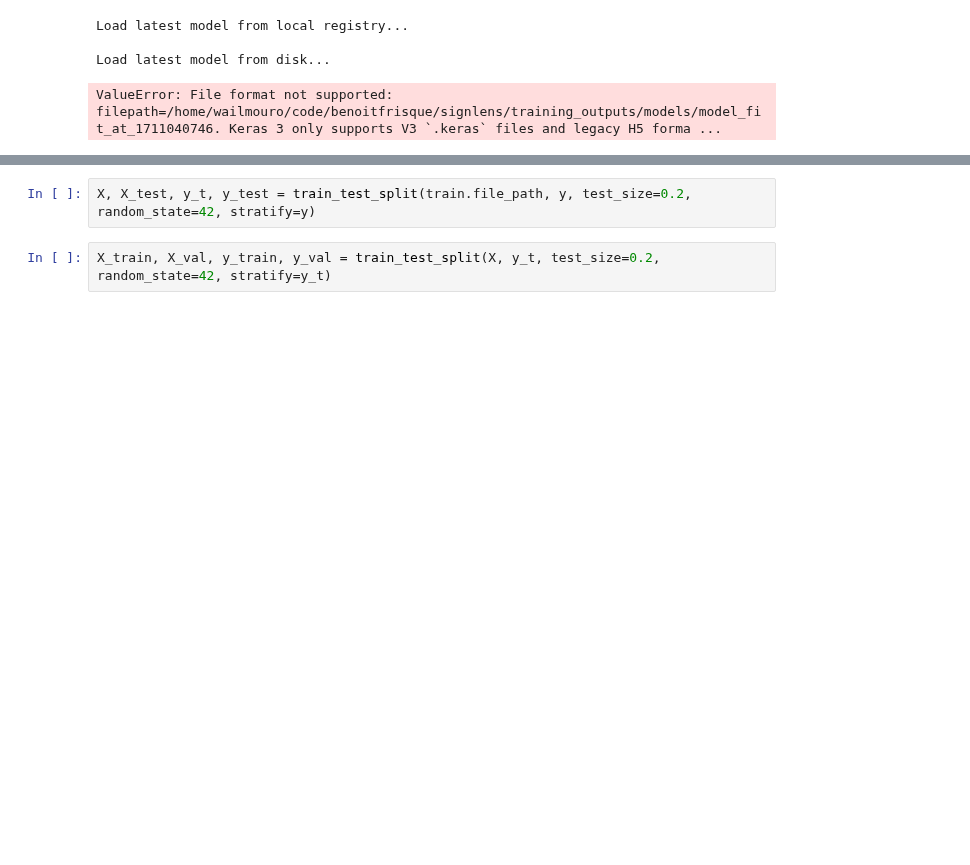
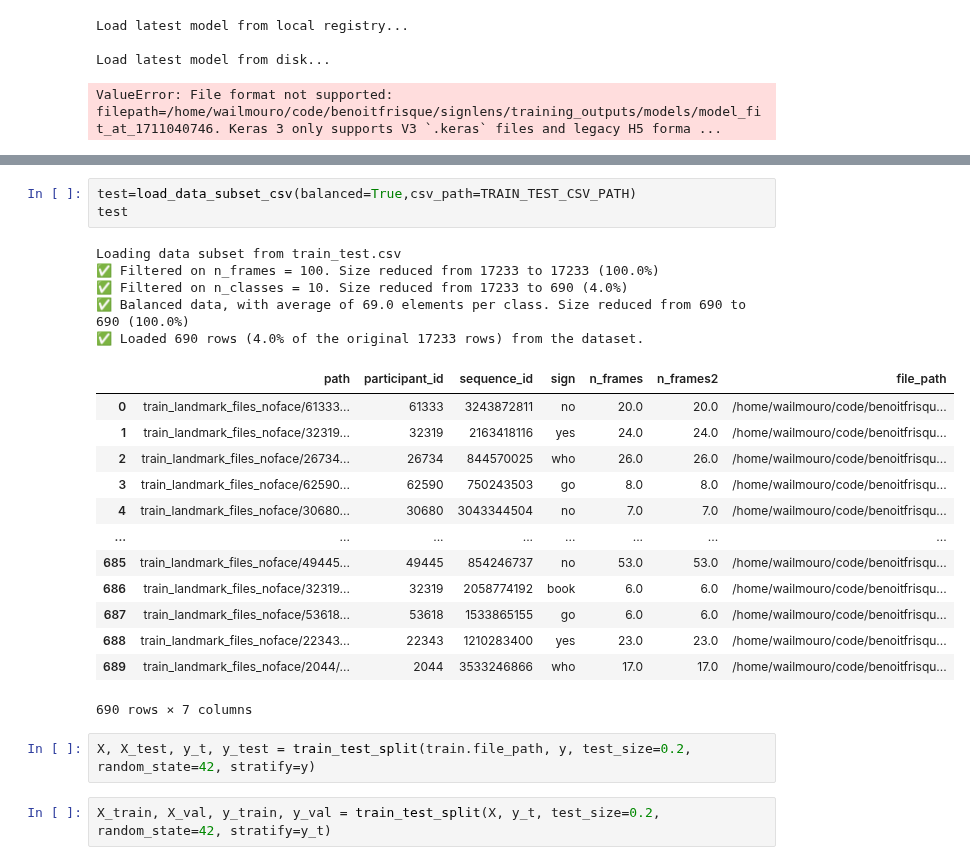
Before and after one commit to benoitfrisque/signlens, a Jupyter notebook: notebooks/Wail/notebook_model_testing.ipynb, the cells around one changed output, grey strips where cells are left out. Saved outputs shown, nothing was run; the diff lists cells and outputs as text; blank space fills up the shorter version.

```diff
--- a/notebooks/Wail/notebook_model_testing.ipynb
+++ b/notebooks/Wail/notebook_model_testing.ipynb
@@ -83,3 +132,25 @@ y=label_dictionnary(train)
+# %%
+test=load_data_subset_csv(balanced=True,csv_path=TRAIN_TEST_CSV_PATH)
+test
+# %% [output]
+Loading data subset from train_test.csv
+✅ Filtered on n_frames = 100. Size reduced from 17233 to 17233 (100.0%)
+✅ Filtered on n_classes = 10. Size reduced from 17233 to 690 (4.0%)
+✅ Balanced data, with average of 69.0 elements per class. Size reduced from 690 to 690 (100.0%)
+✅ Loaded 690 rows (4.0% of the original 17233 rows) from the dataset.
+|  | path | participant_id | sequence_id | sign | n_frames | n_frames2 | file_path |
+| 0 | train_landmark_files_noface/61333... | 61333 | 3243872811 | no | 20.0 | 20.0 | /home/wailmouro/code/benoitfrisqu... |
+| 1 | train_landmark_files_noface/32319... | 32319 | 2163418116 | yes | 24.0 | 24.0 | /home/wailmouro/code/benoitfrisqu... |
+| 2 | train_landmark_files_noface/26734... | 26734 | 844570025 | who | 26.0 | 26.0 | /home/wailmouro/code/benoitfrisqu... |
+| 3 | train_landmark_files_noface/62590... | 62590 | 750243503 | go | 8.0 | 8.0 | /home/wailmouro/code/benoitfrisqu... |
+| 4 | train_landmark_files_noface/30680... | 30680 | 3043344504 | no | 7.0 | 7.0 | /home/wailmouro/code/benoitfrisqu... |
+| ... | ... | ... | ... | ... | ... | ... | ... |
+| 685 | train_landmark_files_noface/49445... | 49445 | 854246737 | no | 53.0 | 53.0 | /home/wailmouro/code/benoitfrisqu... |
+| 686 | train_landmark_files_noface/32319... | 32319 | 2058774192 | book | 6.0 | 6.0 | /home/wailmouro/code/benoitfrisqu... |
+| 687 | train_landmark_files_noface/53618... | 53618 | 1533865155 | go | 6.0 | 6.0 | /home/wailmouro/code/benoitfrisqu... |
+| 688 | train_landmark_files_noface/22343... | 22343 | 1210283400 | yes | 23.0 | 23.0 | /home/wailmouro/code/benoitfrisqu... |
+| 689 | train_landmark_files_noface/2044/... | 2044 | 3533246866 | who | 17.0 | 17.0 | /home/wailmouro/code/benoitfrisqu... |
+690 rows × 7 columns
 # %%
 X, X_test, y_t, y_test = train_test_split(train.file_path, y, test_size=0.2, random_state=42, stratify=y)
 # %%
```
Also changed, not shown: parts of 11 cells of this notebook, 5 other files.
